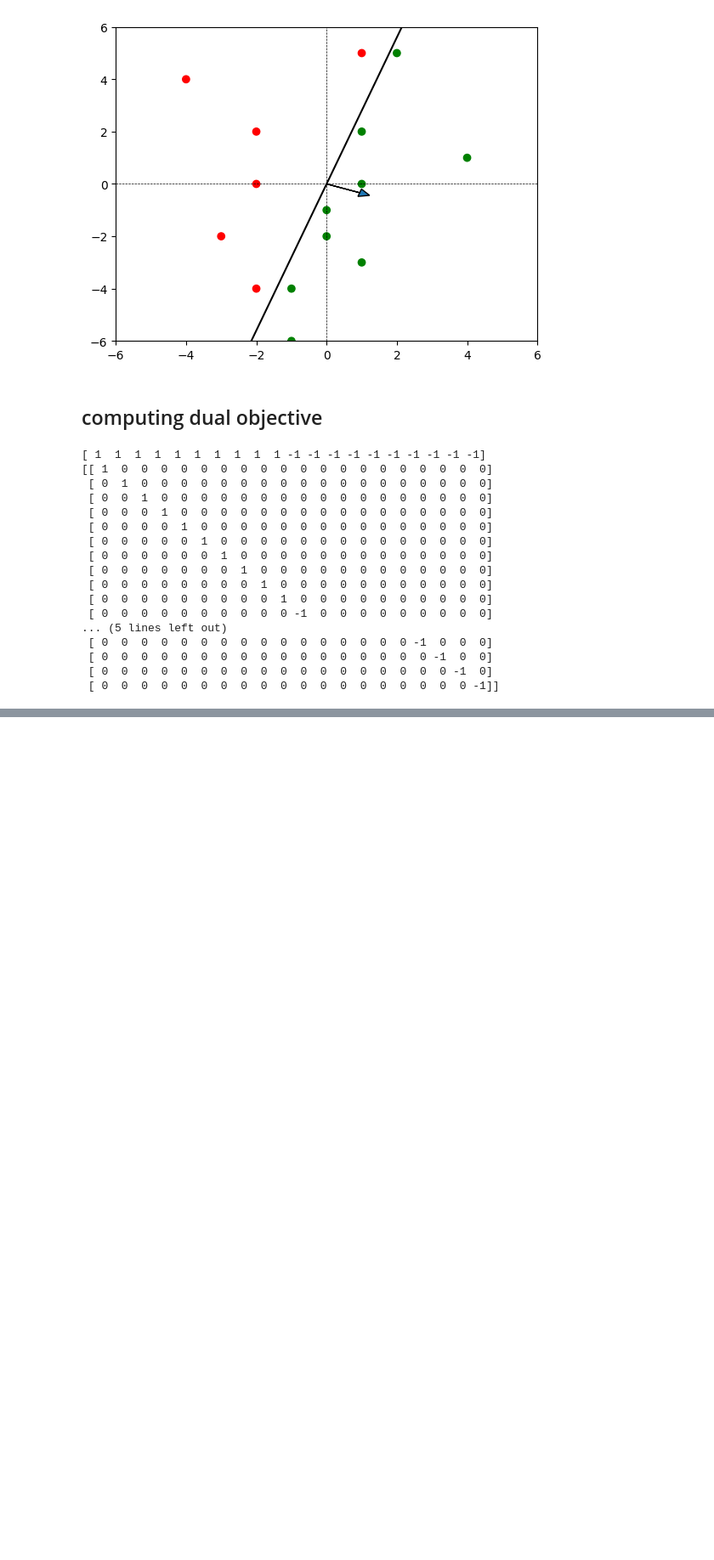
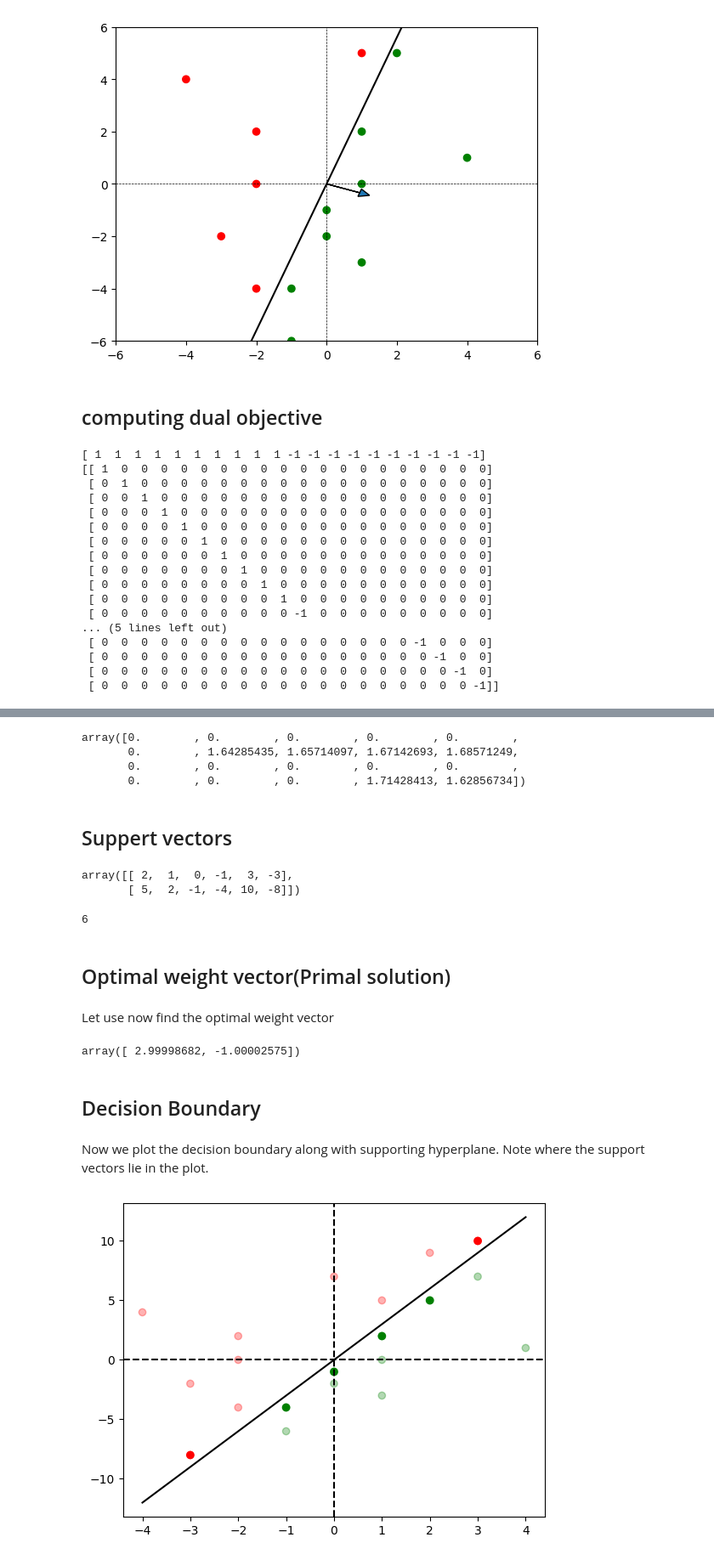
Before and after one commit to pallavi285/MLT-workshop, a Jupyter notebook: Day4/svm.ipynb, the cells around one changed output, grey strips where cells are left out. Shown: that part at 85% size. Saved outputs shown, nothing was run; the diff lists cells and outputs as text; code cells hidden in the pictures; blank space fills up the shorter version.

```diff
--- a/Day4/svm.ipynb
+++ b/Day4/svm.ipynb
@@ -150,0 +172,48 @@ def f(alpha):
+# %%
+alpha_str = res.x
+alpha_str
+# %% [output]
+array([0.        , 0.        , 0.        , 0.        , 0.        ,
+       0.        , 1.64285435, 1.65714097, 1.67142693, 1.68571249,
+       0.        , 0.        , 0.        , 0.        , 0.        ,
+       0.        , 0.        , 0.        , 1.71428413, 1.62856734])
+# %% [markdown]
+## Suppert vectors
+# %%
+X_sup = X[: , alpha_str > 0]
+X_sup
+# %% [output]
+array([[ 2,  1,  0, -1,  3, -3],
+       [ 5,  2, -1, -4, 10, -8]])
+# %%
+y_sup = y[alpha_str >0]
+y_sup_color = np.where(y_sup ==1 , 'green','red')
+print(y_sup.shape[0]) # 6 support vector
+# %% [output]
+6
+# %% [markdown]
+## Optimal weight vector(Primal solution)
+# %% [markdown]
+Let use now find the optimal weight vector
+# %%
+w_star = X @ Y @ alpha_str
+w_star
+# %% [output]
+array([ 2.99998682, -1.00002575])
+# %% [markdown]
+## Decision Boundary
+# %% [markdown]
+Now we plot the decision boundary along with supporting hyperplane.
+Note where the support vectors lie in the plot.
+# %%
+def plt_db(w):
+    plt.scatter(X[0,:],X[1 , :],c = y_color,alpha = 0.3)
+    plt.scatter(X_sup[0,:],X_sup[1,:],c = y_sup_color)
+    plt.axhline(color = 'black' , linestyle = '--')
+    plt.axvline(color = 'black',linestyle = '--')
+    x_db = np.linspace(-4,4)
+    y_db = -w[0] /w[1] *x_db
+    plt.plot(x_db , y_db  , color = 'black')
+plt_db(w_star)
+# %% [output]
+[figure, added]
```
Also changed, not shown: parts of 6 cells of this notebook, 6 other files.
